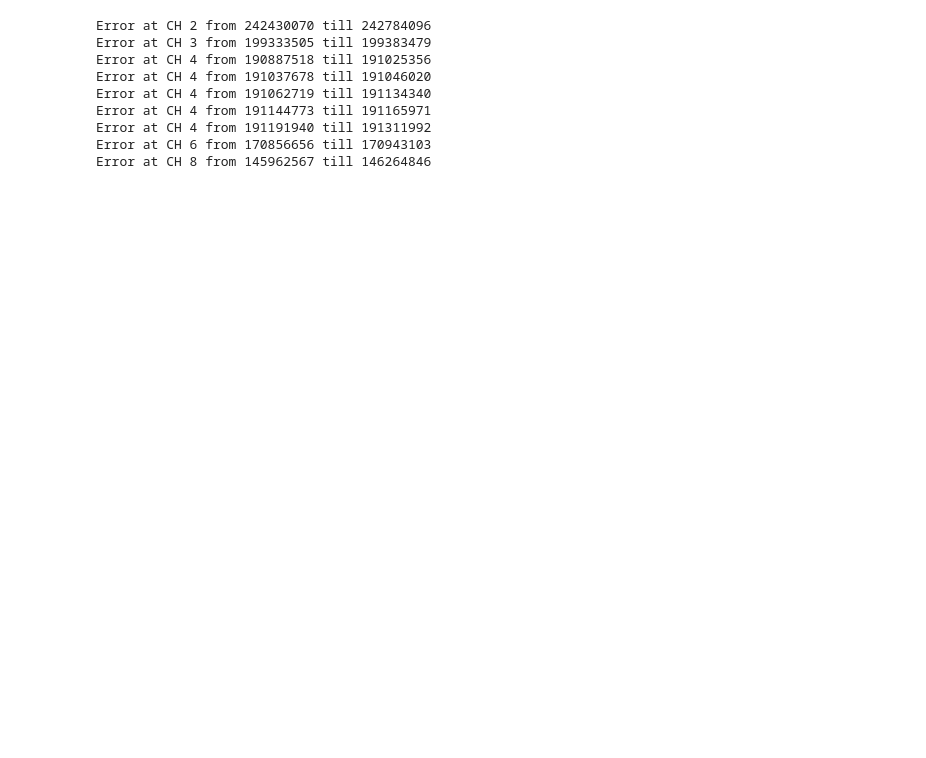
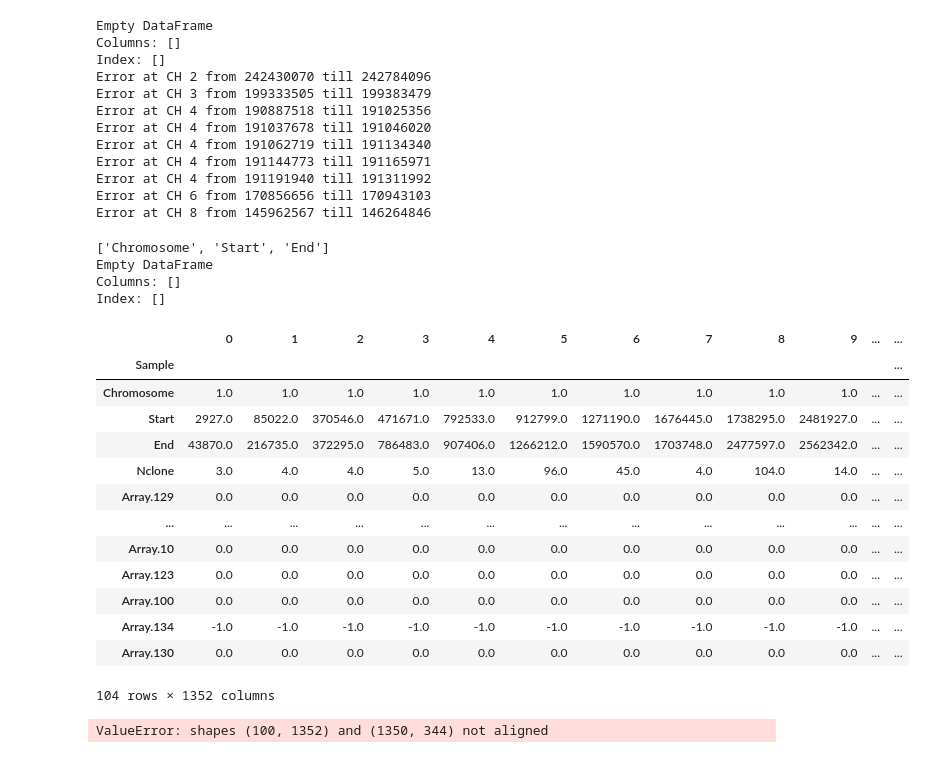
Before and after one commit to pbrizzolari/CATS, a Jupyter notebook: Nils/Preprocces.ipynb, the cells around one changed output. Drawn from its saved outputs; the diff is of its cells as text; code cells hidden in the pictures; blank space fills up the shorter version.

```diff
--- a/Nils/Preprocces.ipynb
+++ b/Nils/Preprocces.ipynb
@@ -60,9 +134,13 @@ topInfo = topInfo.transpose()
 # %%
-pathway_cluster = pd.DataFrame(columns=path_df.pathway.unique()[:-1])
+#print(topInfo)
+pathway_cluster = pd.DataFrame(columns=["Chromosome","Start","End"].append(path_df.pathway.unique()[:-1]))
 max_seq_range = 5000000-1
-for i in topInfo.index:
+print(pathway_cluster)
+for i in topInfo.transpose().index:
+#for i in range(10):
     full_data = []
-    dataPoint = topInfo.iloc[i]
+    #print(topInfo.transpose().iloc[i])
+    dataPoint = topInfo.transpose().iloc[i]
     #print(dataPoint[1],dataPoint[2] )
     Ch = dataPoint[0]
     seq_range = range(np.math.ceil((dataPoint[2] - dataPoint[1])// max_seq_range)+1)
@@ -76,10 +154,16 @@ for i in topInfo.index:
         data_test = get_pathways(Ch, start, end)
         #print(len(data_test), len(full_data))
         full_data+=data_test
+    #print(Counter(full_data))
+    full_data = {"Chromosome":Ch,"Start":dataPoint[1],"End":dataPoint[2], **Counter(full_data)}
+    #full_data = pd.concat([dataPoint,full_data])
 
-    pathway_cluster = pathway_cluster.append(Counter(full_data), ignore_index=True)
+    pathway_cluster = pathway_cluster.append(full_data, ignore_index=True)
     #print(pathway_cluster)
 # %% [output]
+Empty DataFrame
+Columns: []
+Index: []
 Error at CH 2 from 242430070 till 242784096
 Error at CH 3 from 199333505 till 199383479
 Error at CH 4 from 190887518 till 191025356
@@ -89,11 +173,40 @@ Error at CH 4 from 191144773 till 191165971
 Error at CH 4 from 191191940 till 191311992
 Error at CH 6 from 170856656 till 170943103
 Error at CH 8 from 145962567 till 146264846
+# %%
+t1 = topInfo.iloc[:3].transpose()
+t2 = pathway_cluster.transpose().iloc[:3].transpose().astype(int)
+
+print(t2.reindex(columns=list(t1)).compare(t1, ))
+# %% [output]
+['Chromosome', 'Start', 'End']
+Empty DataFrame
+Columns: []
+Index: []
+# %%
+data.dropna(axis=1)
+# %% [output]
+|  | 0 | 1 | 2 | 3 | 4 | 5 | 6 | 7 | 8 | 9 | ... | ... |
+| Sample |  |  |  |  |  |  |  |  |  |  |  | ... |
+| Chromosome | 1.0 | 1.0 | 1.0 | 1.0 | 1.0 | 1.0 | 1.0 | 1.0 | 1.0 | 1.0 | ... | ... |
+| Start | 2927.0 | 85022.0 | 370546.0 | 471671.0 | 792533.0 | 912799.0 | 1271190.0 | 1676445.0 | 1738295.0 | 2481927.0 | ... | ... |
+| End | 43870.0 | 216735.0 | 372295.0 | 786483.0 | 907406.0 | 1266212.0 | 1590570.0 | 1703748.0 | 2477597.0 | 2562342.0 | ... | ... |
+| Nclone | 3.0 | 4.0 | 4.0 | 5.0 | 13.0 | 96.0 | 45.0 | 4.0 | 104.0 | 14.0 | ... | ... |
+| Array.129 | 0.0 | 0.0 | 0.0 | 0.0 | 0.0 | 0.0 | 0.0 | 0.0 | 0.0 | 0.0 | ... | ... |
+| ... | ... | ... | ... | ... | ... | ... | ... | ... | ... | ... | ... | ... |
+| Array.10 | 0.0 | 0.0 | 0.0 | 0.0 | 0.0 | 0.0 | 0.0 | 0.0 | 0.0 | 0.0 | ... | ... |
+| Array.123 | 0.0 | 0.0 | 0.0 | 0.0 | 0.0 | 0.0 | 0.0 | 0.0 | 0.0 | 0.0 | ... | ... |
+| Array.100 | 0.0 | 0.0 | 0.0 | 0.0 | 0.0 | 0.0 | 0.0 | 0.0 | 0.0 | 0.0 | ... | ... |
+| Array.134 | -1.0 | -1.0 | -1.0 | -1.0 | -1.0 | -1.0 | -1.0 | -1.0 | -1.0 | -1.0 | ... | ... |
+| Array.130 | 0.0 | 0.0 | 0.0 | 0.0 | 0.0 | 0.0 | 0.0 | 0.0 | 0.0 | 0.0 | ... | ... |
+104 rows × 1352 columns
 # %%
 #dotprosuct the data to retrieve the sumdata per
-pathway_data = pathway_cluster.iloc[:-1].fillna(0).transpose() @ data.dropna().iloc[:,4:].to_numpy()
+pathway_data = data.iloc[4:].to_numpy() @ pathway_cluster.fillna(0)
 final_data = pd.concat([classes.reset_index().Subgroup, pathway_data.transpose()], ignore_index=True, axis=1)
 final_data.columns = pathway_cluster.columns.insert(0,"Subgroup")
 final_data= final_data.set_index("Subgroup")
+# %% [output]
+ValueError: shapes (100, 1352) and (1350, 344) not aligned
 # %%
 final_data.groupby("Subgroup").mean()
```
Also changed, not shown: parts of 8 cells of this notebook, 1 other file.
